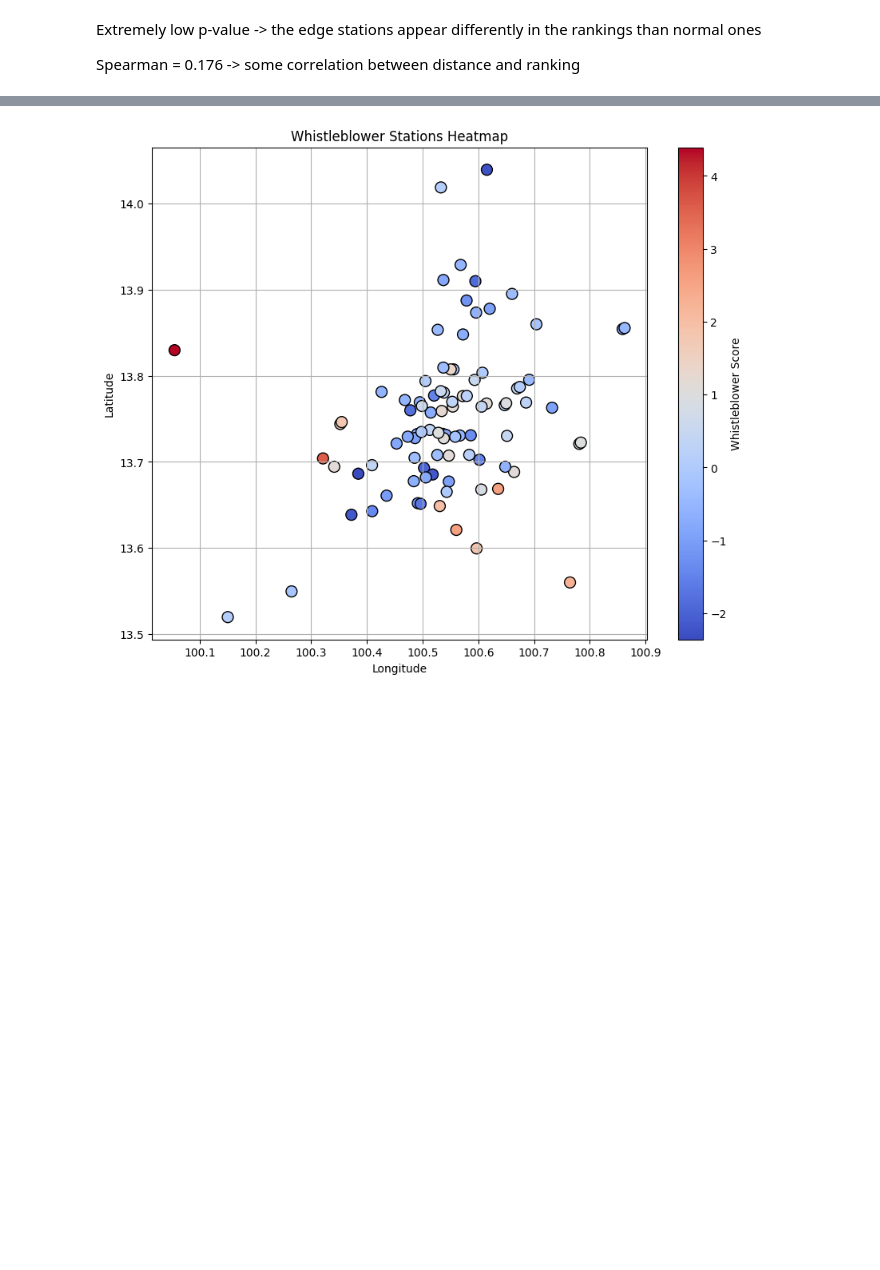
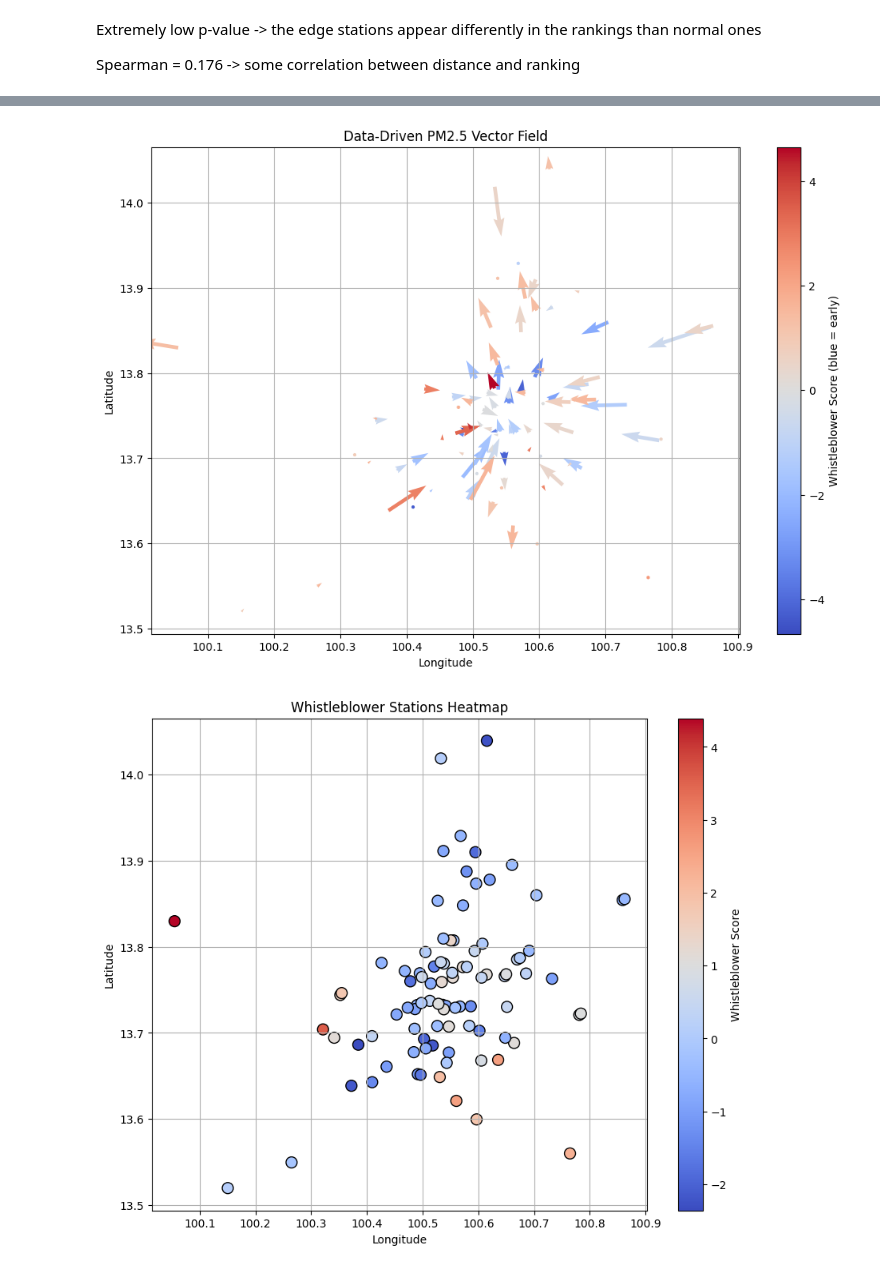
Before and after one commit to GemsLoveNLP/PM25, a Jupyter notebook: eda.ipynb, the cells around one changed output, grey strips where cells are left out. Drawn from its saved outputs; the diff is of its cells as text; code cells hidden in the pictures; blank space fills up the shorter version.

```diff
--- a/eda.ipynb
+++ b/eda.ipynb
@@ -1058,3 +1161,7 @@ plot_vector_field_from_correlation(df_geo, wb_rankings[0], u, v, wb_ranking.valu
+# %%
+plot_vector_field_from_correlation(df_geo, wb_rankings[2], u, v)
+# %% [output]
+[figure, added]
 # %%
 # Create the heatmap for the whistleblower rankings
 plot_whistleblower_heatmap(df_geo, wb_rankings[0])
```
Also changed, not shown: parts of 4 cells of this notebook.
